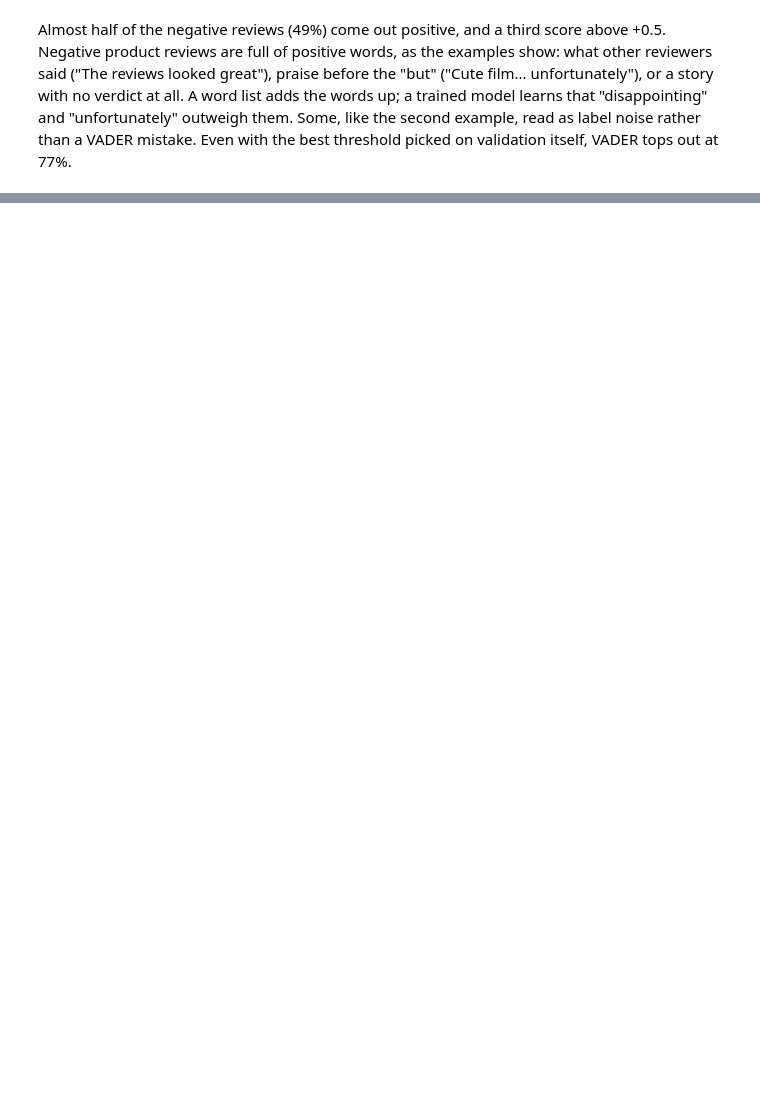
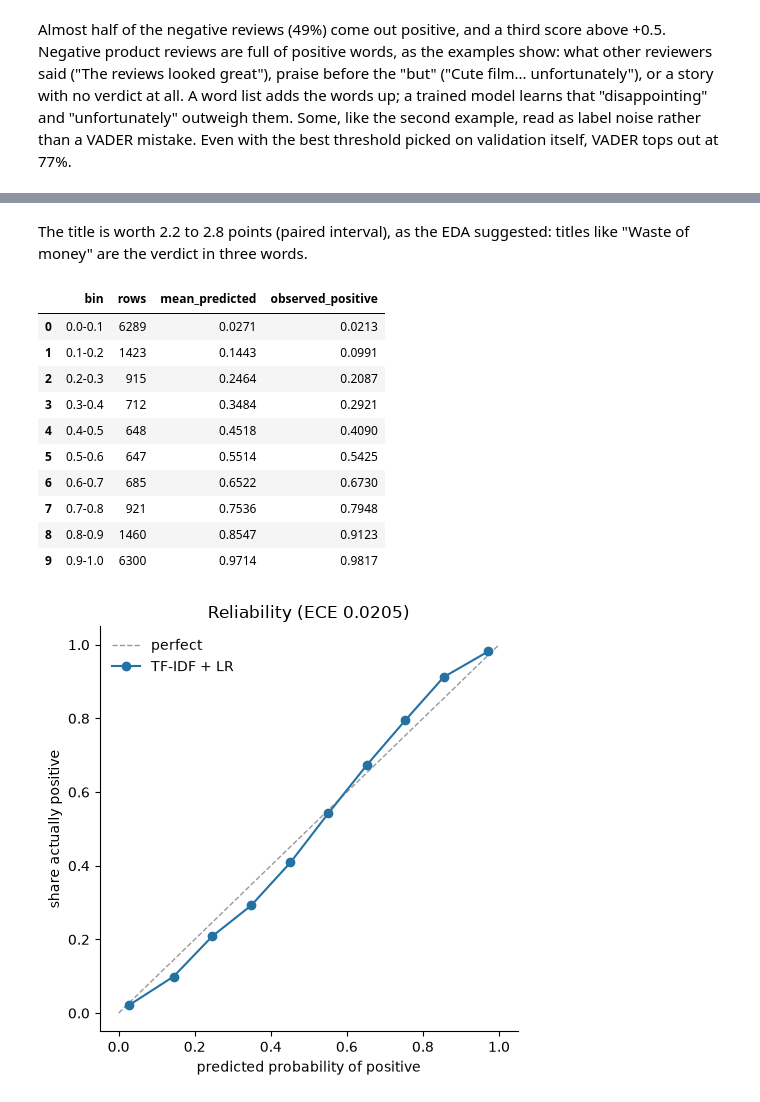
Before and after one commit to AnoushahWasif/review-sentiment-insights, a Jupyter notebook: notebooks/02_model_comparison.ipynb, the cells around one changed output, grey strips where cells are left out. Saved outputs shown, nothing was run; the diff lists cells and outputs as text; code cells hidden in the pictures; blank space fills up the shorter version.

```diff
--- a/notebooks/02_model_comparison.ipynb
+++ b/notebooks/02_model_comparison.ipynb
@@ -52,0 +134,34 @@ Almost half of the negative reviews (49%) come out positive, and a third score a
+# %% [markdown]
+The title is worth 2.2 to 2.8 points (paired interval), as the EDA suggested: titles like "Waste of money" are the verdict in three words.
+# %%
+cal = pd.DataFrame(tuned["calibration"]["bins"])
+fig, ax = plt.subplots(figsize=(5, 5))
+ax.plot([0, 1], [0, 1], color="#999999", lw=1, ls="--", label="perfect")
+ax.plot(
+    cal["mean_predicted"],
+    cal["observed_positive"],
+    marker="o",
+    color="#2471a3",
+    label="TF-IDF + LR",
+)
+ax.set_xlabel("predicted probability of positive")
+ax.set_ylabel("share actually positive")
+ax.set_title(f"Reliability (ECE {tuned['calibration']['ece']})")
+ax.legend(frameon=False)
+ax.spines[["top", "right"]].set_visible(False)
+fig.tight_layout()
+fig.savefig("../reports/figures/reliability.png", dpi=150)
+cal[["bin", "rows", "mean_predicted", "observed_positive"]]
+# %% [output]
+|  | bin | rows | mean_predicted | observed_positive |
+| 0 | 0.0-0.1 | 6289 | 0.0271 | 0.0213 |
+| 1 | 0.1-0.2 | 1423 | 0.1443 | 0.0991 |
+| 2 | 0.2-0.3 | 915 | 0.2464 | 0.2087 |
+| 3 | 0.3-0.4 | 712 | 0.3484 | 0.2921 |
+| 4 | 0.4-0.5 | 648 | 0.4518 | 0.4090 |
+| 5 | 0.5-0.6 | 647 | 0.5514 | 0.5425 |
+| 6 | 0.6-0.7 | 685 | 0.6522 | 0.6730 |
+| 7 | 0.7-0.8 | 921 | 0.7536 | 0.7948 |
+| 8 | 0.8-0.9 | 1460 | 0.8547 | 0.9123 |
+| 9 | 0.9-1.0 | 6300 | 0.9714 | 0.9817 |
+[figure, added]
```
Also changed, not shown: parts of 13 cells of this notebook, 10 other files.
